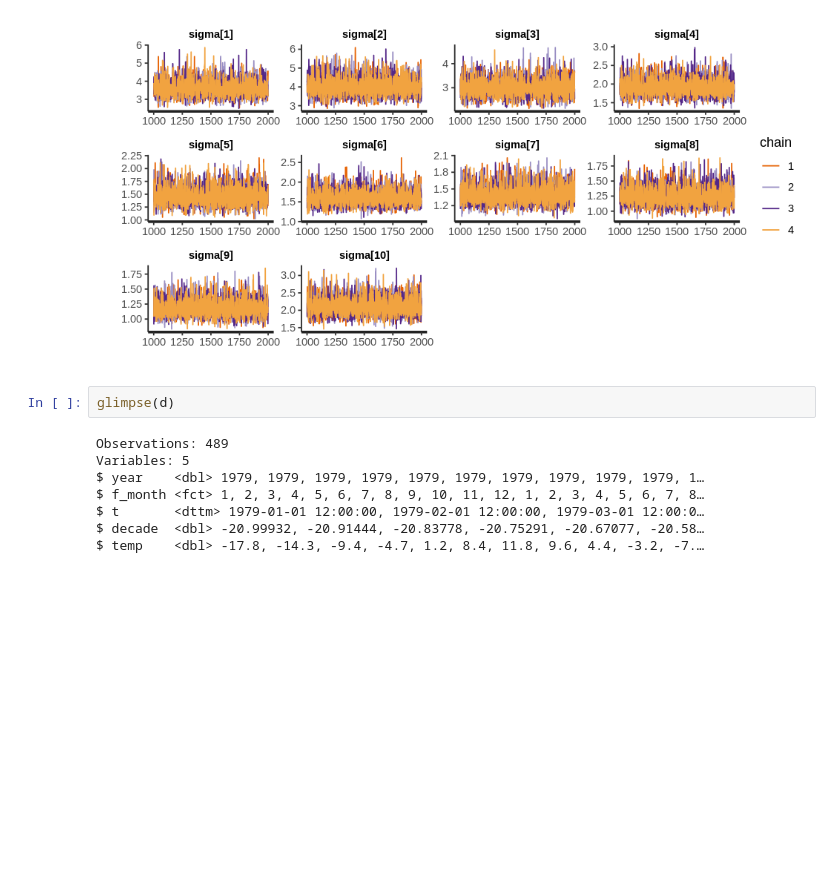
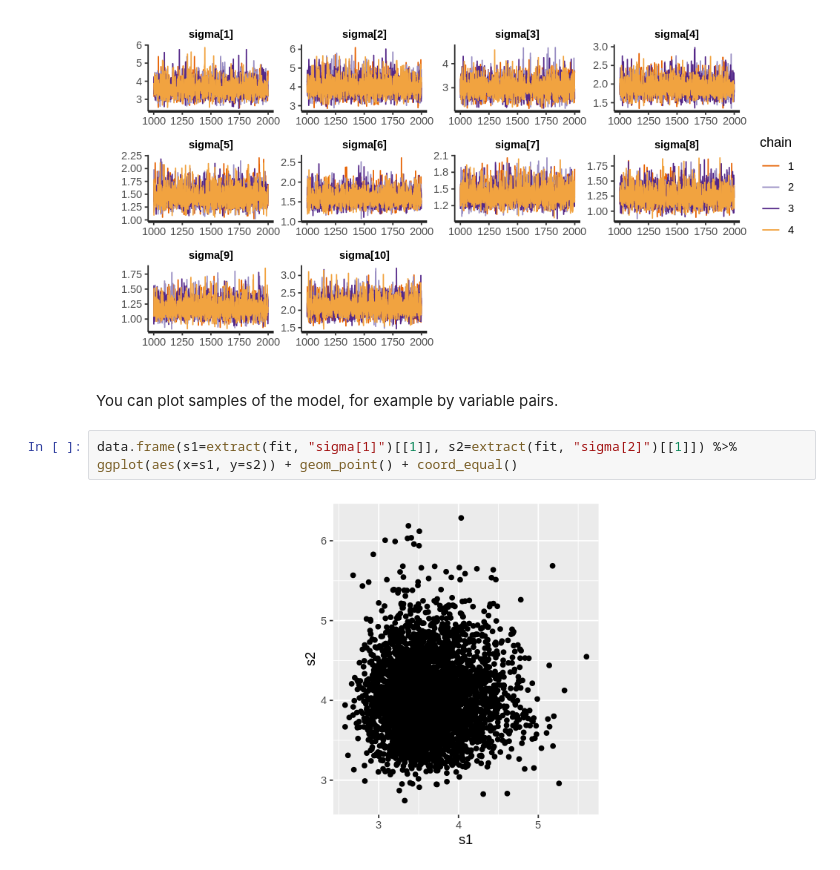
Before and after one commit to euxoa/ompeluseura, a Jupyter notebook: Ompeluseura_apt_get.ipynb, the cells around one changed output. Cells and saved outputs as stored; diff of their text form; blank space fills up the shorter version.

Commit message:
Hierarchical models (not ready)

```diff
--- a/Ompeluseura_apt_get.ipynb
+++ b/Ompeluseura_apt_get.ipynb
@@ -212,13 +212,9 @@ and Rhat is the potential scale reduction factor on split chains (at
 convergence, Rhat=1).
 Total duration in secs 8.63831448554993
 [figure]
-# %%
-glimpse(d)
-# %% [output]
-Observations: 489
-Variables: 5
-$ year    <dbl> 1979, 1979, 1979, 1979, 1979, 1979, 1979, 1979, 1979, 1979, 1…
-$ f_month <fct> 1, 2, 3, 4, 5, 6, 7, 8, 9, 10, 11, 12, 1, 2, 3, 4, 5, 6, 7, 8…
-$ t       <dttm> 1979-01-01 12:00:00, 1979-02-01 12:00:00, 1979-03-01 12:00:0…
-$ decade  <dbl> -20.99932, -20.91444, -20.83778, -20.75291, -20.67077, -20.58…
-$ temp    <dbl> -17.8, -14.3, -9.4, -4.7, 1.2, 8.4, 11.8, 9.6, 4.4, -3.2, -7.…
+# %% [markdown]
+You can plot samples of the model, for example by variable pairs.
+# %%
+data.frame(s1=extract(fit, "sigma[1]")[[1]], s2=extract(fit, "sigma[2]")[[1]]) %>% ggplot(aes(x=s1, y=s2)) + geom_point() + coord_equal()
+# %% [output]
+[figure, added]
```
Also changed, not shown: parts of 12 cells of this notebook.
